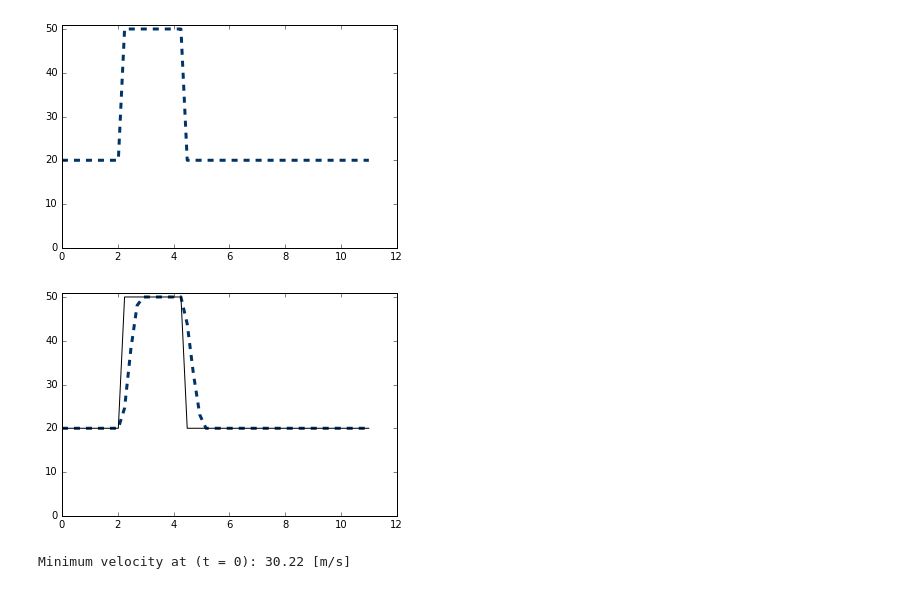
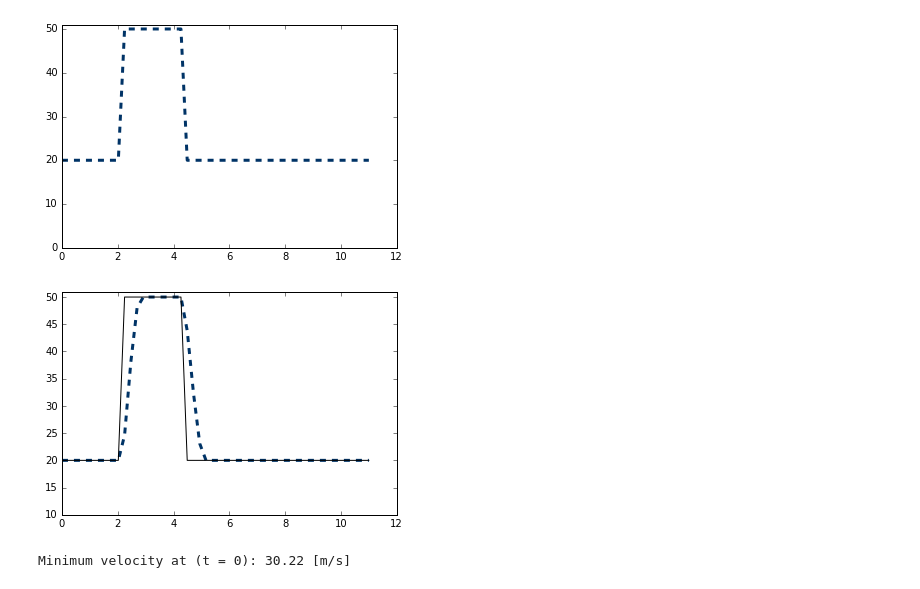
Before and after one commit to morrill/-mae6286, a Jupyter notebook: module_2/traffic_flow.ipynb, the cells around one changed output. Cells and saved outputs as stored; diff of their text form; code cells hidden in the pictures.

```diff
--- a/module_2/traffic_flow.ipynb
+++ b/module_2/traffic_flow.ipynb
@@ -51,22 +51,22 @@ def min_to_hour(t):
 # %%
 # initiallize solution:
 u = np.ndarray(shape=(nt,3,len(rho0))) # multidimensional array for all solution
                                        # data, each row is a different time step
                                        # the columns are for rho, v, and F
 u[0,:,:] = ([rho0, velocity(rho0), flux(rho0)]) # valuse at t=0
 
 # loop for solving discretized equation
 for n in range(nt-1):
     u[n+1,0,0] = 20 # boundary condition
     u[n+1, 0, 1:] = solve_disc(u[n,0,:])
     u[n+1, 1, :] = velocity(u[n+1,0,:])
     u[n+1, 2, :] = flux(u[n+1, 0, :])
 
 plt.plot(x,u[3,0,:],color='#003366', ls='--', lw=3)
 plt.plot(x,u[0,0,:],color='k', lw=1)
-plt.ylim(0, 51);
+plt.ylim(10, 51);
 # %% [output]
-[figure, old version]
+[figure, new version]
 # %%
 # minimum velocity at t = 0 in [m/s]
 print('Minimum velocity at (t = 0): %.2f [m/s]'\
```
Also changed, not shown: parts of 9 cells of this notebook.
